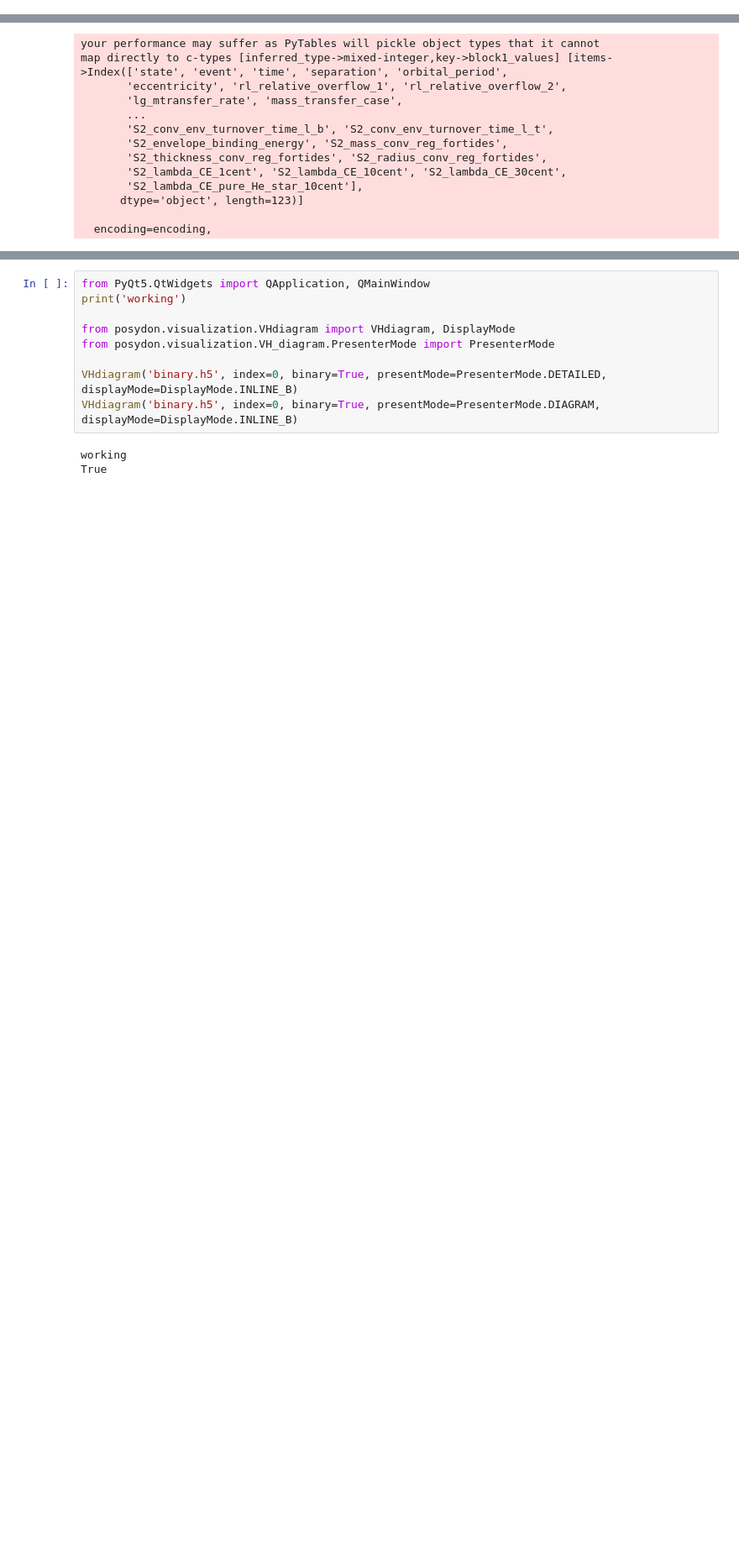
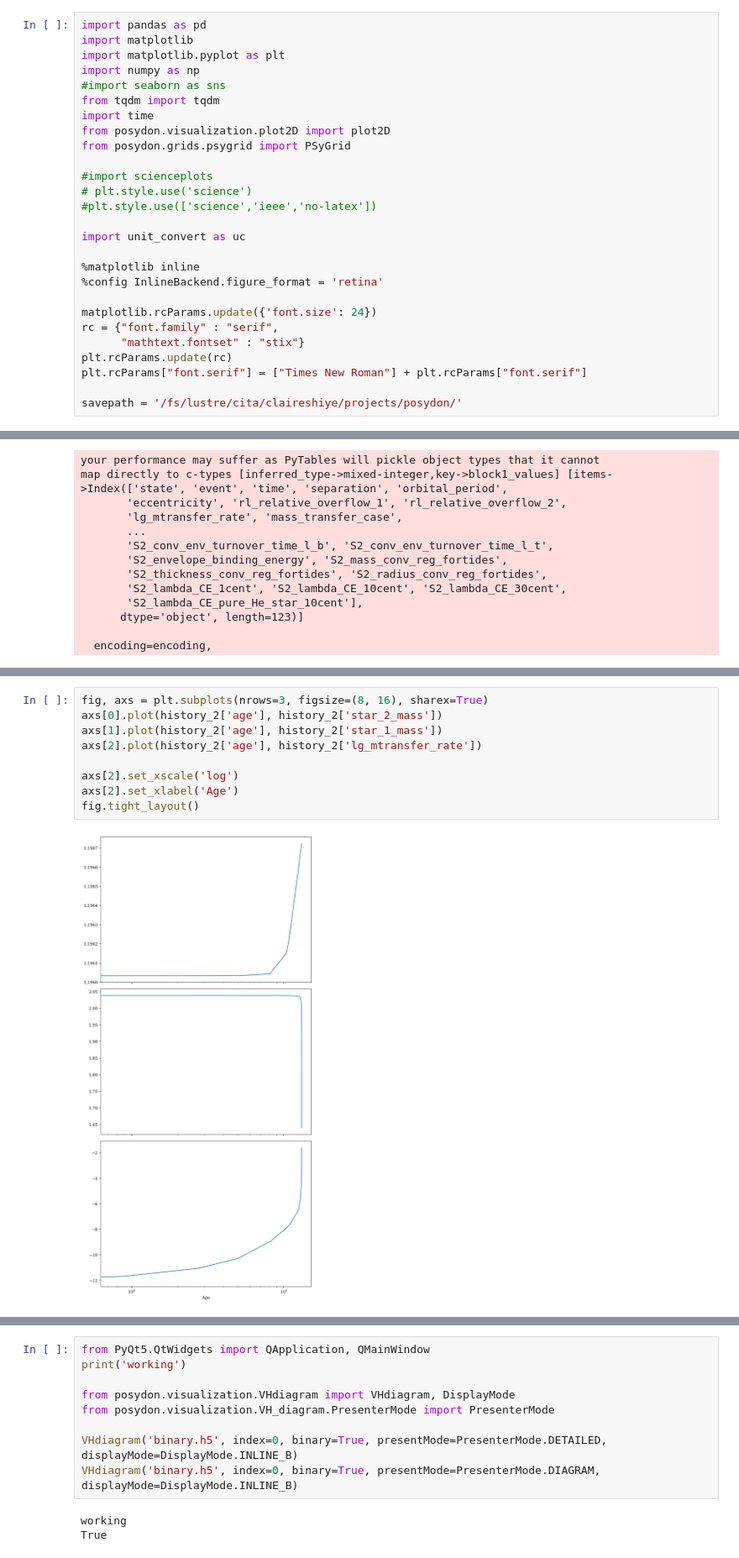
Before and after one commit to claireshiye/MyPythonCode, a Jupyter notebook: posydon_evolve_single_binary.ipynb, the cells around one changed output, grey strips where cells are left out. Shown: that part at 84% size. Drawn from its saved outputs; the diff is of its cells as text; blank space fills up the shorter version.

```diff
--- a/posydon_evolve_single_binary.ipynb
+++ b/posydon_evolve_single_binary.ipynb
@@ -323,0 +317,27 @@ savepath = '/fs/lustre/cita/claireshiye/projects/posydon/'
+# %%
+import pandas as pd
+import matplotlib
+import matplotlib.pyplot as plt
+import numpy as np
+#import seaborn as sns
+from tqdm import tqdm
+import time
+from posydon.visualization.plot2D import plot2D
+from posydon.grids.psygrid import PSyGrid
+
+#import scienceplots
+# plt.style.use('science')
+#plt.style.use(['science','ieee','no-latex'])
+
+import unit_convert as uc
+
+%matplotlib inline
+%config InlineBackend.figure_format = 'retina'
+
+matplotlib.rcParams.update({'font.size': 24})
+rc = {"font.family" : "serif",
+      "mathtext.fontset" : "stix"}
+plt.rcParams.update(rc)
+plt.rcParams["font.serif"] = ["Times New Roman"] + plt.rcParams["font.serif"]
+
+savepath = '/fs/lustre/cita/claireshiye/projects/posydon/'
@@ -377,0 +747,11 @@ map directly to c-types [inferred_type->mixed-integer,key->block1_values] [items
+# %%
+fig, axs = plt.subplots(nrows=3, figsize=(8, 16), sharex=True)
+axs[0].plot(history_2['age'], history_2['star_2_mass'])
+axs[1].plot(history_2['age'], history_2['star_1_mass'])
+axs[2].plot(history_2['age'], history_2['lg_mtransfer_rate'])
+
+axs[2].set_xscale('log')
+axs[2].set_xlabel('Age')
+fig.tight_layout()
+# %% [output]
+[figure, added]
```
Also changed, not shown: parts of 13 cells of this notebook, 8 other files.
